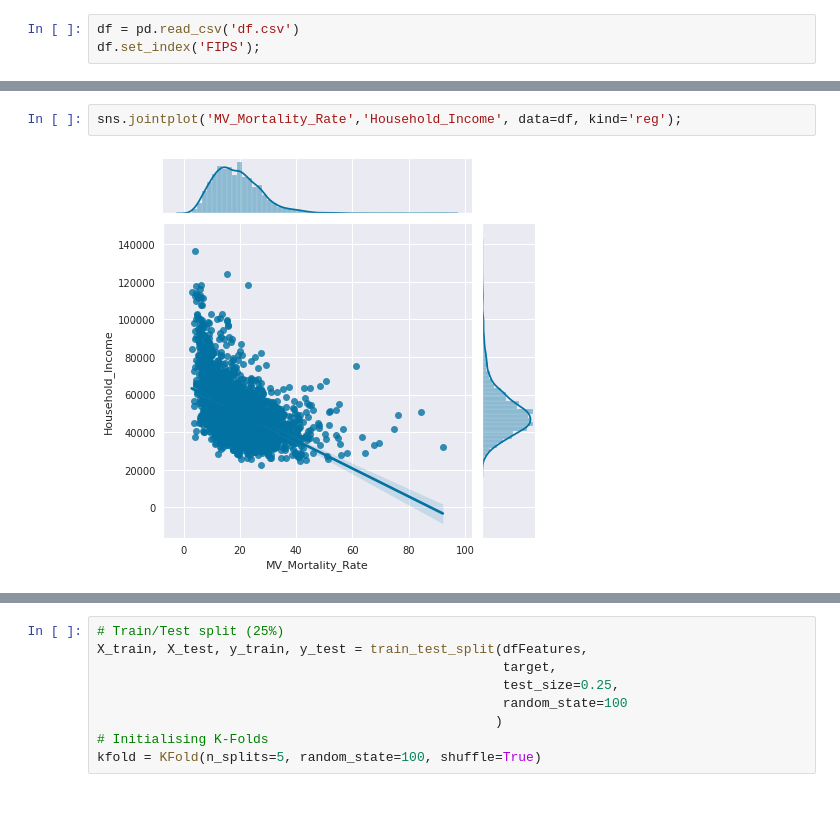
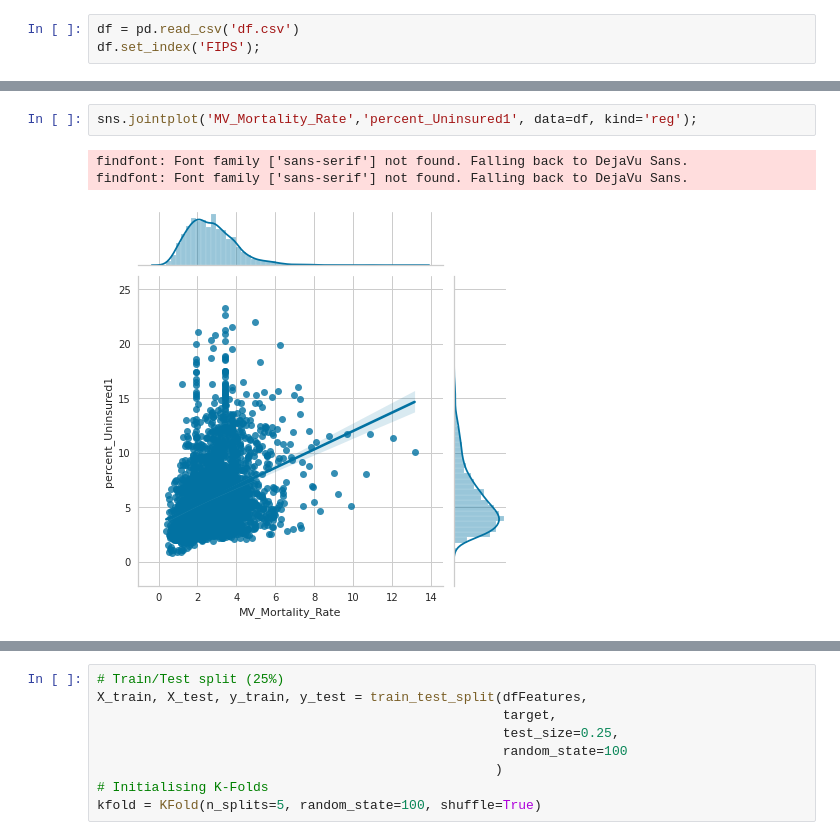
Before and after one commit to aghilissen/Mod_4_Project, a Jupyter notebook: index.ipynb, the cells around one changed output, grey strips where cells are left out. Cells and saved outputs as stored; diff of their text form; blank space fills up the shorter version.

```diff
--- a/index.ipynb
+++ b/index.ipynb
@@ -54,4 +76,6 @@ df.set_index('FIPS');
 # %%
-sns.jointplot('MV_Mortality_Rate','Household_Income', data=df, kind='reg');
+sns.jointplot('MV_Mortality_Rate','percent_Uninsured1', data=df, kind='reg');
 # %% [output]
+findfont: Font family ['sans-serif'] not found. Falling back to DejaVu Sans.
+findfont: Font family ['sans-serif'] not found. Falling back to DejaVu Sans.
-[figure, old version]
+[figure, new version]
```
Also changed, not shown: parts of 26 cells of this notebook.
